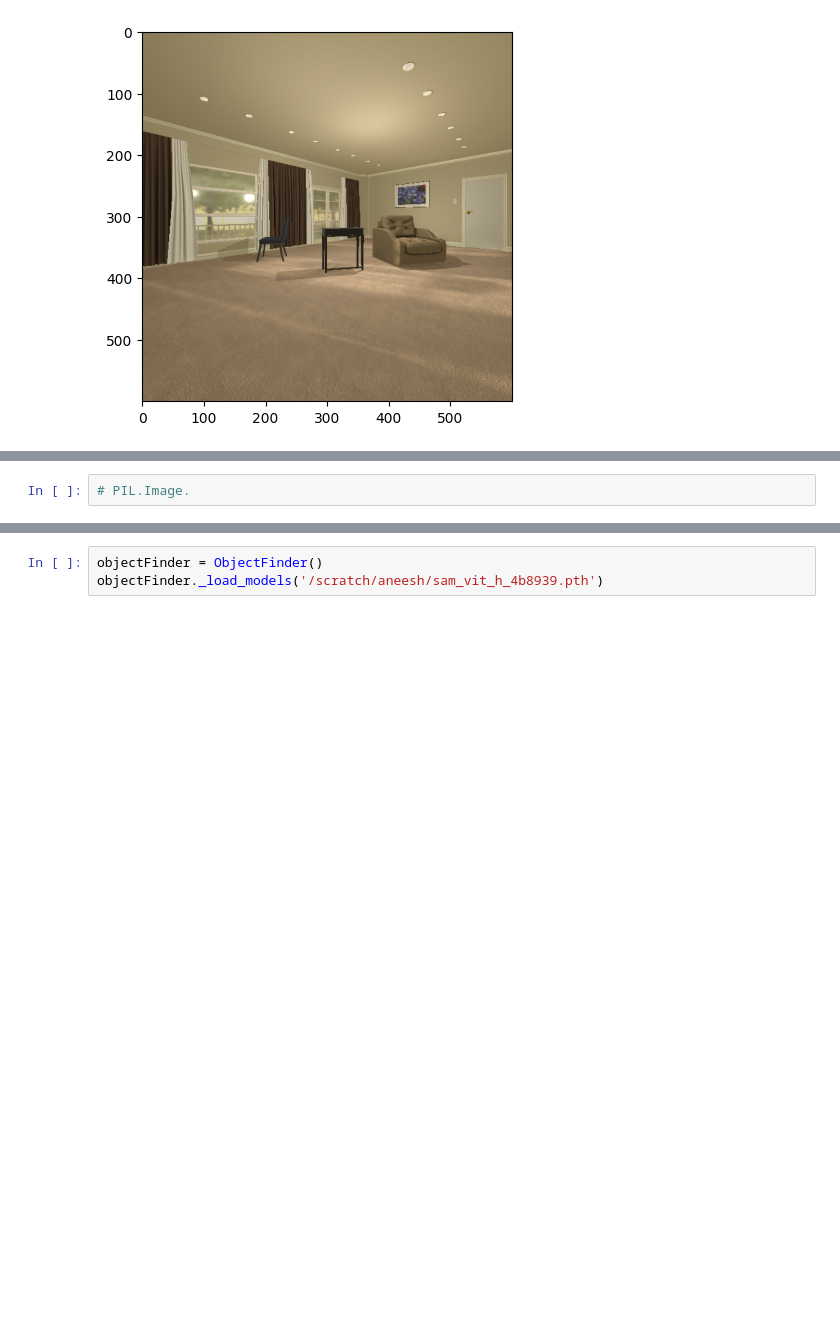
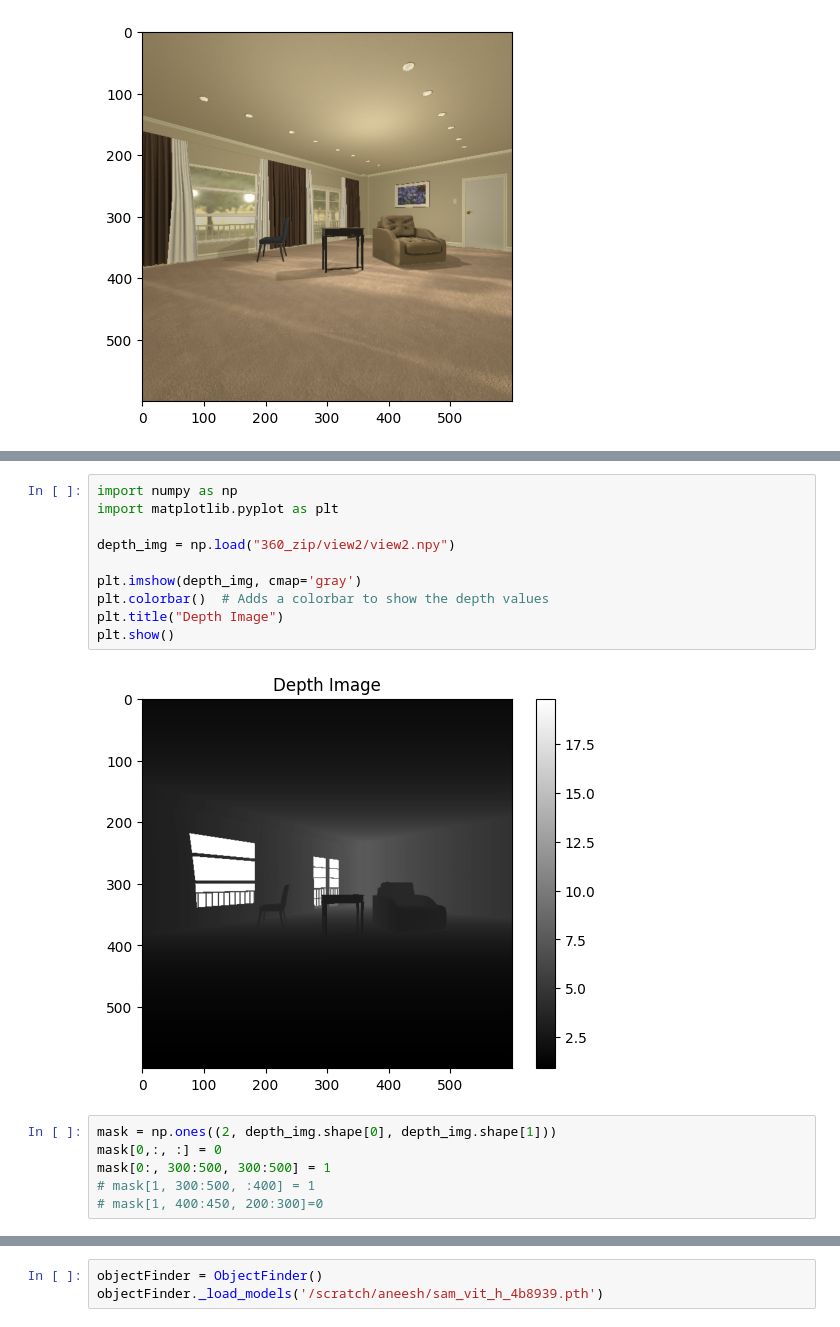
Before and after one commit to aneeshc12/Change_detection, a Jupyter notebook: localization_expt.ipynb, the cells around one changed output, grey strips where cells are left out. Drawn from its saved outputs; the diff is of its cells as text; blank space fills up the shorter version.

```diff
--- a/localization_expt.ipynb
+++ b/localization_expt.ipynb
@@ -967,5 +998,21 @@ class ObjectFinder:
         af = gd_annotate(image_source=image_source, boxes=b, logits=l, phrases=p)[...,::-1]
         Image.fromarray(af)
         plt.imshow(af)
-# %%
-# PIL.Image.
+# %%
+import numpy as np
+import matplotlib.pyplot as plt
+
+depth_img = np.load("360_zip/view2/view2.npy")
+
+plt.imshow(depth_img, cmap='gray')
+plt.colorbar()  # Adds a colorbar to show the depth values
+plt.title("Depth Image")
+plt.show()
+# %% [output]
+[figure, added]
+# %%
+mask = np.ones((2, depth_img.shape[0], depth_img.shape[1]))
+mask[0,:, :] = 0
+mask[0:, 300:500, 300:500] = 1
+# mask[1, 300:500, :400] = 1
+# mask[1, 400:450, 200:300]=0
```
Also changed, not shown: parts of 6 cells of this notebook.
